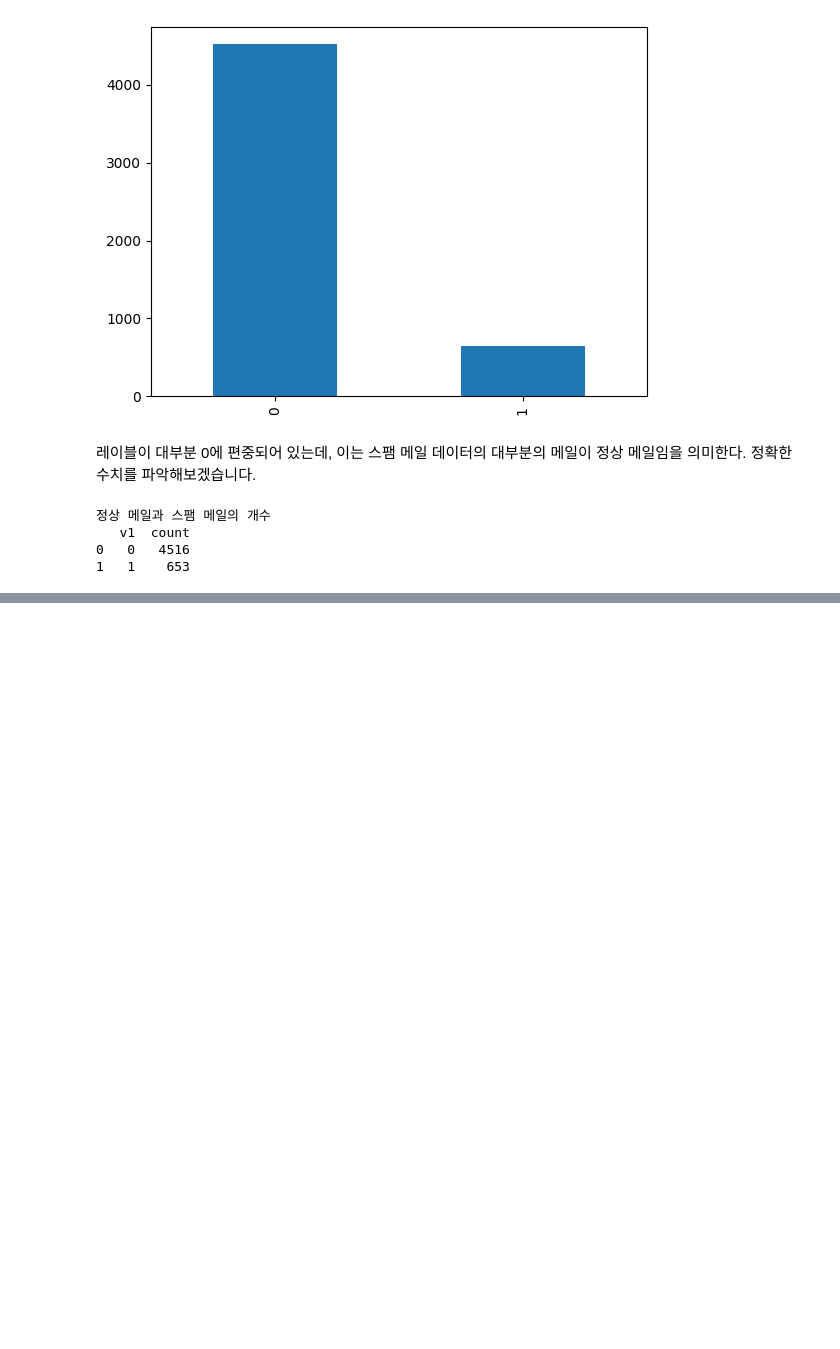
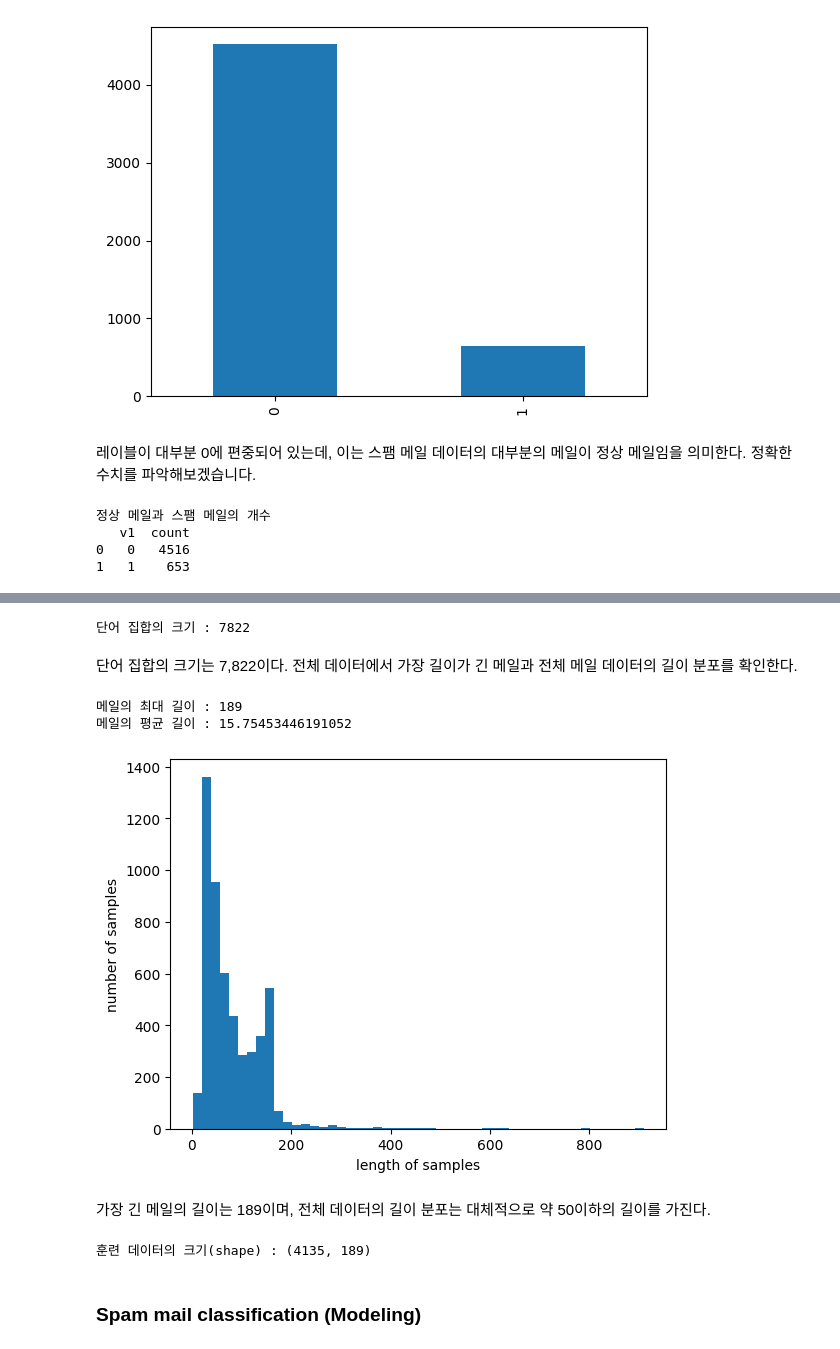
Before and after one commit to LeeHeonWoo1/ML_DL, a Jupyter notebook: NLP/1_spam_mail.ipynb, the cells around one changed output, grey strips where cells are left out. Cells and saved outputs as stored; diff of their text form; code cells hidden in the pictures; blank space fills up the shorter version.

Commit message:
spam mail 분류하기

```diff
--- a/NLP/1_spam_mail.ipynb
+++ b/NLP/1_spam_mail.ipynb
@@ -96,0 +105,4 @@ print(data.groupby('v1').size().reset_index(name = "count"))
+# %%
+# input data와 target data로 분할
+X_data = data['v2']
+y_data = data['v1']
@@ -96,0 +167,29 @@ print(data.groupby('v1').size().reset_index(name = "count"))
+# %%
+vocab_size = len(word_to_index) + 1
+print(f"단어 집합의 크기 : {vocab_size}")
+# %% [output]
+단어 집합의 크기 : 7822
+# %% [markdown]
+단어 집합의 크기는 7,822이다. 전체 데이터에서 가장 길이가 긴 메일과 전체 메일 데이터의 길이 분포를 확인한다.
+# %%
+print(f"메일의 최대 길이 : {max(len(sample) for sample in X_train_encoded)}")
+print(f"메일의 평균 길이 : {(sum(map(len, X_train_encoded))/len(X_train_encoded))}")
+
+plt.hist([len(sample) for sample in X_data], bins=50)
+plt.xlabel("length of samples")
+plt.ylabel("number of samples")
+plt.show()
+# %% [output]
+메일의 최대 길이 : 189
+메일의 평균 길이 : 15.75453446191052
+[figure, added]
+# %% [markdown]
+가장 긴 메일의 길이는 189이며, 전체 데이터의 길이 분포는 대체적으로 약 50이하의 길이를 가진다.
+# %%
+max_len = 189
+X_train_padded = pad_sequences(X_train_encoded, maxlen=max_len)
+print(f"훈련 데이터의 크기(shape) : {X_train_padded.shape}")
+# %% [output]
+훈련 데이터의 크기(shape) : (4135, 189)
+# %% [markdown]
+### Spam mail classification (Modeling)
```
Also changed, not shown: parts of 16 cells of this notebook.
